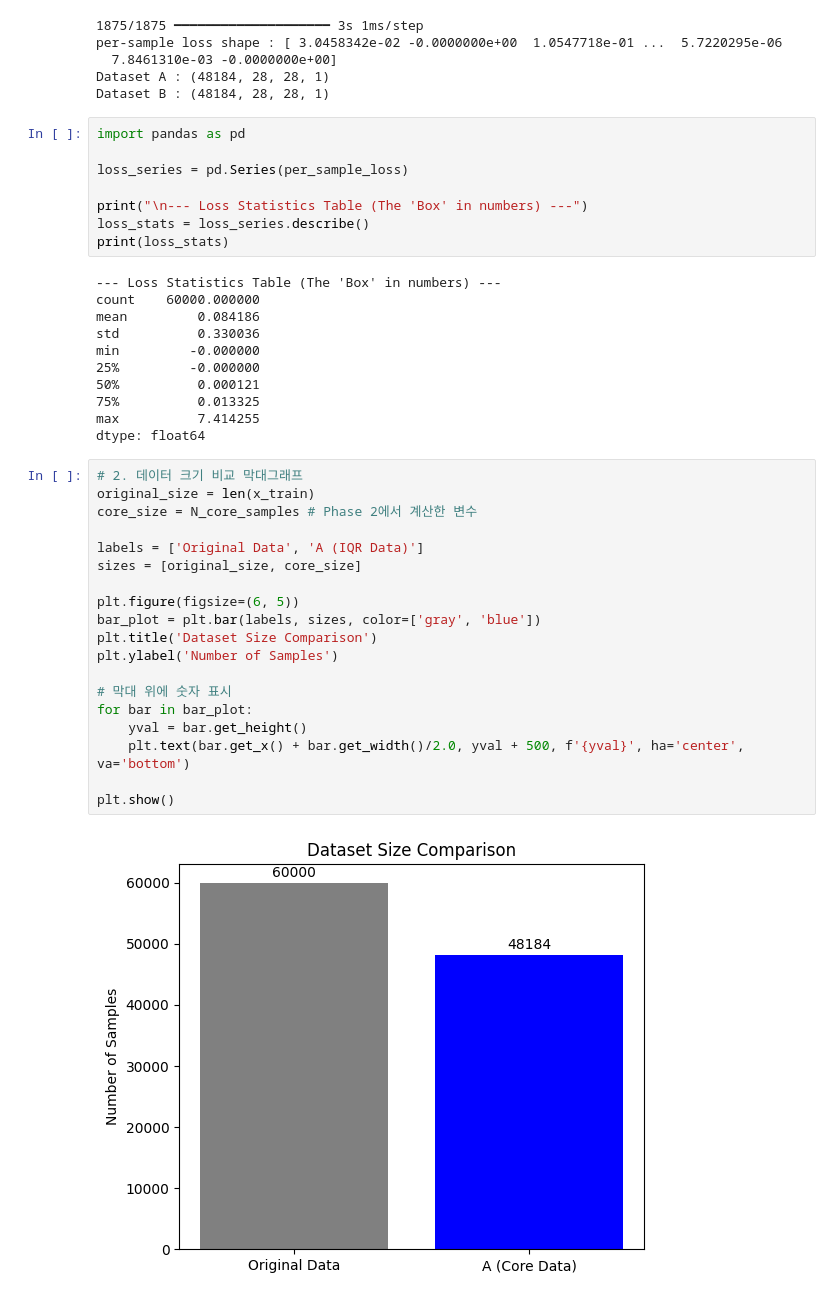
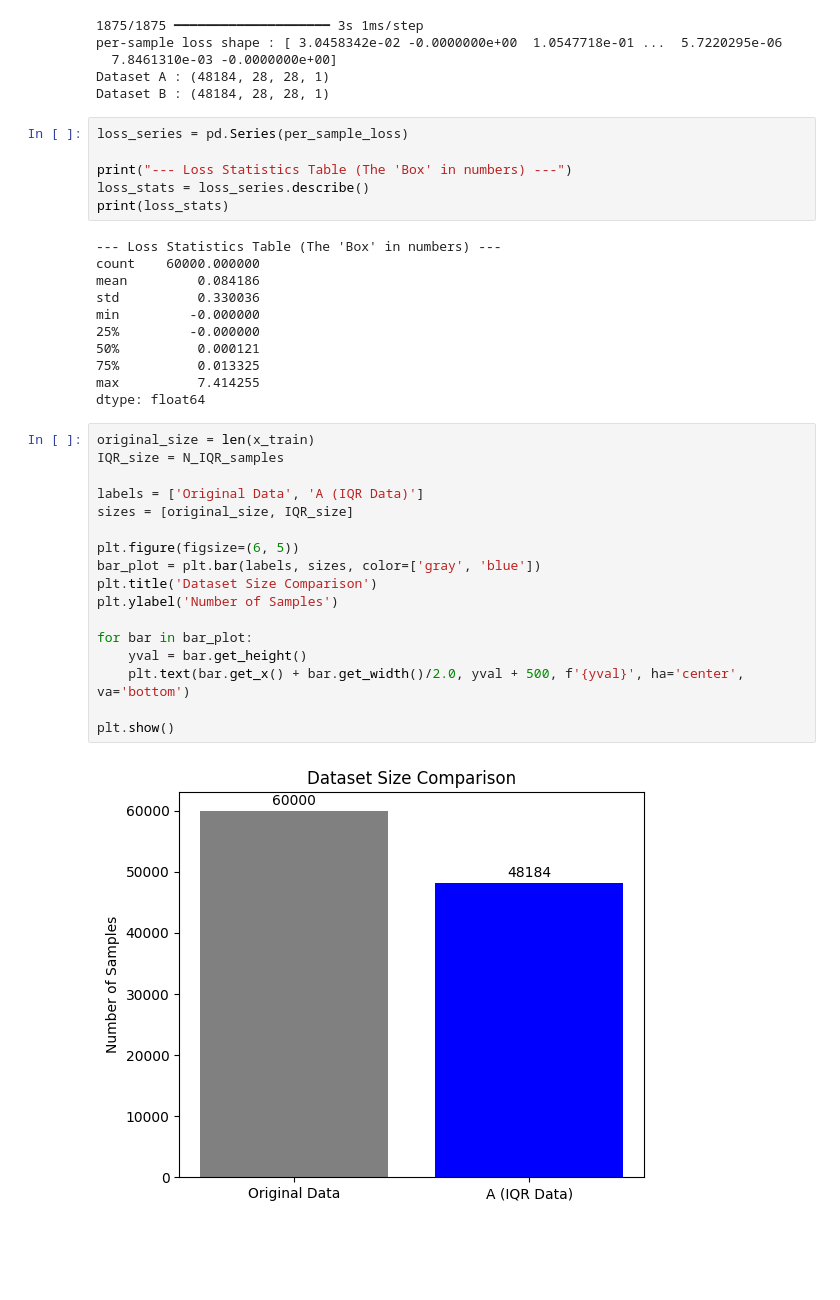
Before and after one commit to rhehdud/iqr-filtering-fashion-mnist, a Jupyter notebook: 소형모델_학습을_위한_IQR기반_데이터_필터링_방법.ipynb, the cells around one changed output. Saved outputs shown, nothing was run; the diff lists cells and outputs as text; blank space fills up the shorter version.

```diff
--- a/소형모델_학습을_위한_IQR기반_데이터_필터링_방법.ipynb
+++ b/소형모델_학습을_위한_IQR기반_데이터_필터링_방법.ipynb
@@ -146,11 +147,9 @@ per-sample loss shape : [ 3.0458342e-02 -0.0000000e+00  1.0547718e-01 ...  5.722
 Dataset A : (48184, 28, 28, 1)
 Dataset B : (48184, 28, 28, 1)
 # %%
-import pandas as pd
-
 loss_series = pd.Series(per_sample_loss)
 
-print("\n--- Loss Statistics Table (The 'Box' in numbers) ---")
+print("--- Loss Statistics Table (The 'Box' in numbers) ---")
 loss_stats = loss_series.describe()
 print(loss_stats)
 # %% [output]
@@ -165,26 +164,24 @@ min         -0.000000
 max          7.414255
 dtype: float64
 # %%
-# 2. 데이터 크기 비교 막대그래프
 original_size = len(x_train)
-core_size = N_core_samples # Phase 2에서 계산한 변수
+IQR_size = N_IQR_samples
 
 labels = ['Original Data', 'A (IQR Data)']
-sizes = [original_size, core_size]
+sizes = [original_size, IQR_size]
 
 plt.figure(figsize=(6, 5))
 bar_plot = plt.bar(labels, sizes, color=['gray', 'blue'])
 plt.title('Dataset Size Comparison')
 plt.ylabel('Number of Samples')
 
-# 막대 위에 숫자 표시
 for bar in bar_plot:
     yval = bar.get_height()
     plt.text(bar.get_x() + bar.get_width()/2.0, yval + 500, f'{yval}', ha='center', va='bottom')
 
 plt.show()
 # %% [output]
-[figure, old version]
+[figure, new version]
 # %%
 def create_student_model():
     student_model = Sequential()
```
Also changed, not shown: parts of 4 cells of this notebook.
